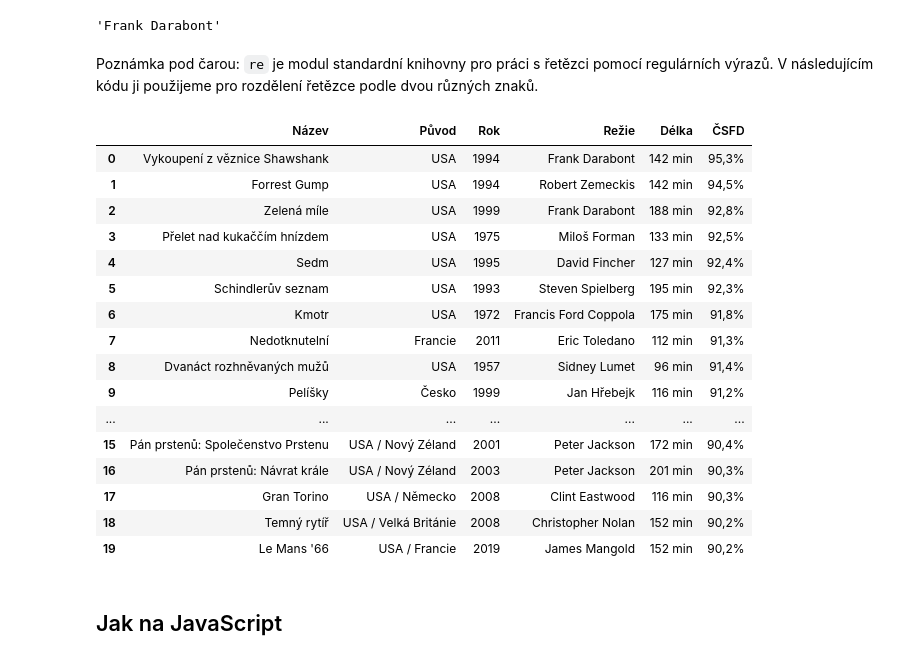
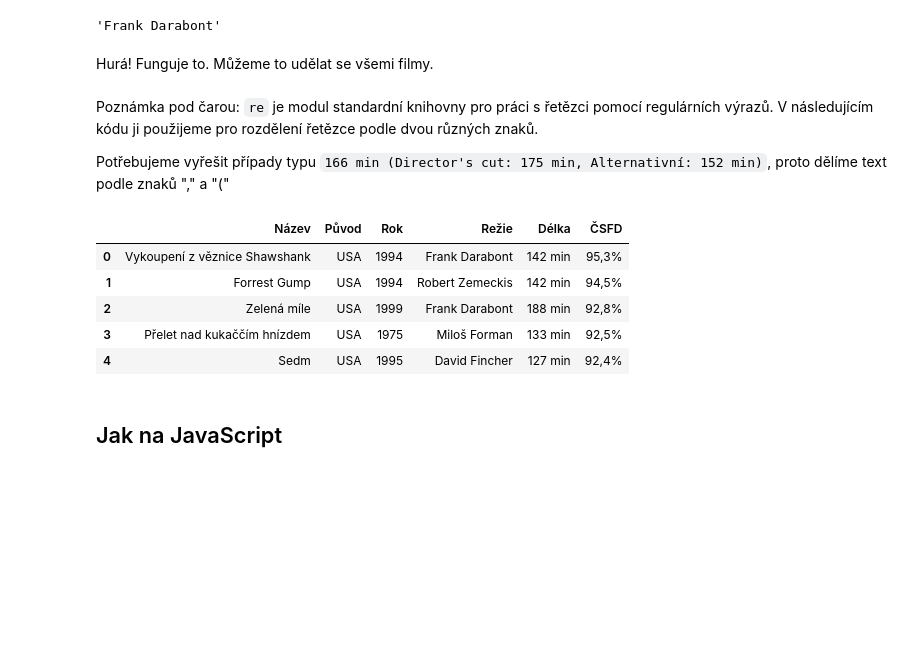
Before and after one commit to PyDataCZ/naucse.python.cz, a Jupyter notebook: lessons/pydata/webscraping/index.ipynb, the cells around one changed output. Cells and saved outputs as stored; diff of their text form; code cells hidden in the pictures; blank space fills up the shorter version.

```diff
--- a/lessons/pydata/webscraping/index.ipynb
+++ b/lessons/pydata/webscraping/index.ipynb
@@ -519,11 +420,15 @@ film_soup.find('span', {'itemprop': 'director'})
 film_soup.find('span', {'itemprop': 'director'}).a.text
 # %% [output]
 'Frank Darabont'
+# %% [markdown]
+Hurá! Funguje to. Můžeme to udělat se všemi filmy.
 # %%
 from time import sleep
 import re
 # %% [markdown]
 Poznámka pod čarou: `re` je modul standardní knihovny pro práci s řetězci pomocí regulárních výrazů. V následujícím kódu ji použijeme pro rozdělení řetězce podle dvou různých znaků.
+
+Potřebujeme vyřešit případy typu  `166 min (Director's cut: 175 min, Alternativní: 152 min)`, proto dělíme text podle znaků "," a "("
 # %%
 zeme = []
 roky = []
@@ -544,26 +447,20 @@ for odkaz in odkazy:
     sleep(1) # chováme se lidsky :-)
 # %%
 filmy_df = pd.DataFrame(zip(nazvy, zeme, roky, reziseri, delky, hodnoceni),
-                        columns=['Název', 'Původ', 'Rok', 'Režie', 'Délka', 'ČSFD'])
-filmy_df
+                        columns=['Název',
+                                 'Původ',
+                                 'Rok',
+                                 'Režie',
+                                 'Délka',
+                                 'ČSFD'])
+filmy_df.head()
 # %% [output]
 |  | Název | Původ | Rok | Režie | Délka | ČSFD |
 | 0 | Vykoupení z věznice Shawshank | USA | 1994 | Frank Darabont | 142 min | 95,3% |
 | 1 | Forrest Gump | USA | 1994 | Robert Zemeckis | 142 min | 94,5% |
 | 2 | Zelená míle | USA | 1999 | Frank Darabont | 188 min | 92,8% |
 | 3 | Přelet nad kukaččím hnízdem | USA | 1975 | Miloš Forman | 133 min | 92,5% |
 | 4 | Sedm | USA | 1995 | David Fincher | 127 min | 92,4% |
-| 5 | Schindlerův seznam | USA | 1993 | Steven Spielberg | 195 min | 92,3% |
-| 6 | Kmotr | USA | 1972 | Francis Ford Coppola | 175 min | 91,8% |
-| 7 | Nedotknutelní | Francie | 2011 | Eric Toledano | 112 min | 91,3% |
-| 8 | Dvanáct rozhněvaných mužů | USA | 1957 | Sidney Lumet | 96 min | 91,4% |
-| 9 | Pelíšky | Česko | 1999 | Jan Hřebejk | 116 min | 91,2% |
-| ... | ... | ... | ... | ... | ... | ... |
-| 15 | Pán prstenů: Společenstvo Prstenu | USA / Nový Zéland | 2001 | Peter Jackson | 172 min | 90,4% |
-| 16 | Pán prstenů: Návrat krále | USA / Nový Zéland | 2003 | Peter Jackson | 201 min | 90,3% |
-| 17 | Gran Torino | USA / Německo | 2008 | Clint Eastwood | 116 min | 90,3% |
-| 18 | Temný rytíř | USA / Velká Británie | 2008 | Christopher Nolan | 152 min | 90,2% |
-| 19 | Le Mans '66 | USA / Francie | 2019 | James Mangold | 152 min | 90,2% |
 # %% [markdown]
 ## Jak na JavaScript
 # %% [markdown]
```
Also changed, not shown: parts of 23 cells of this notebook, 3 other files.
